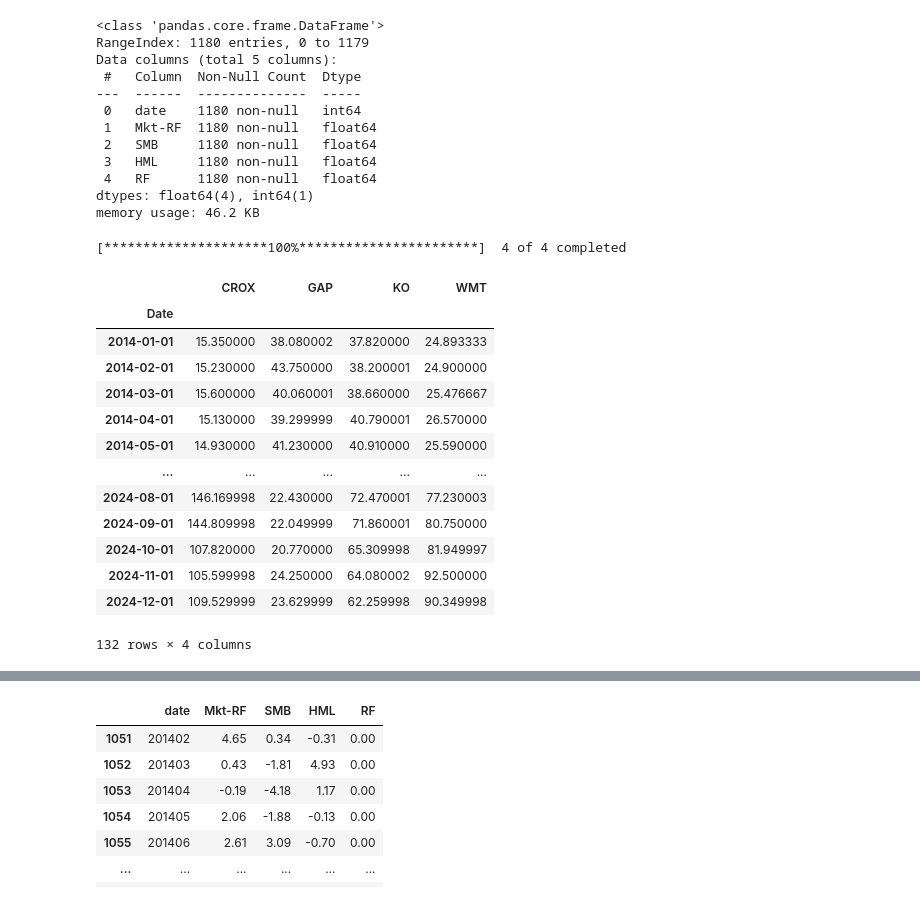
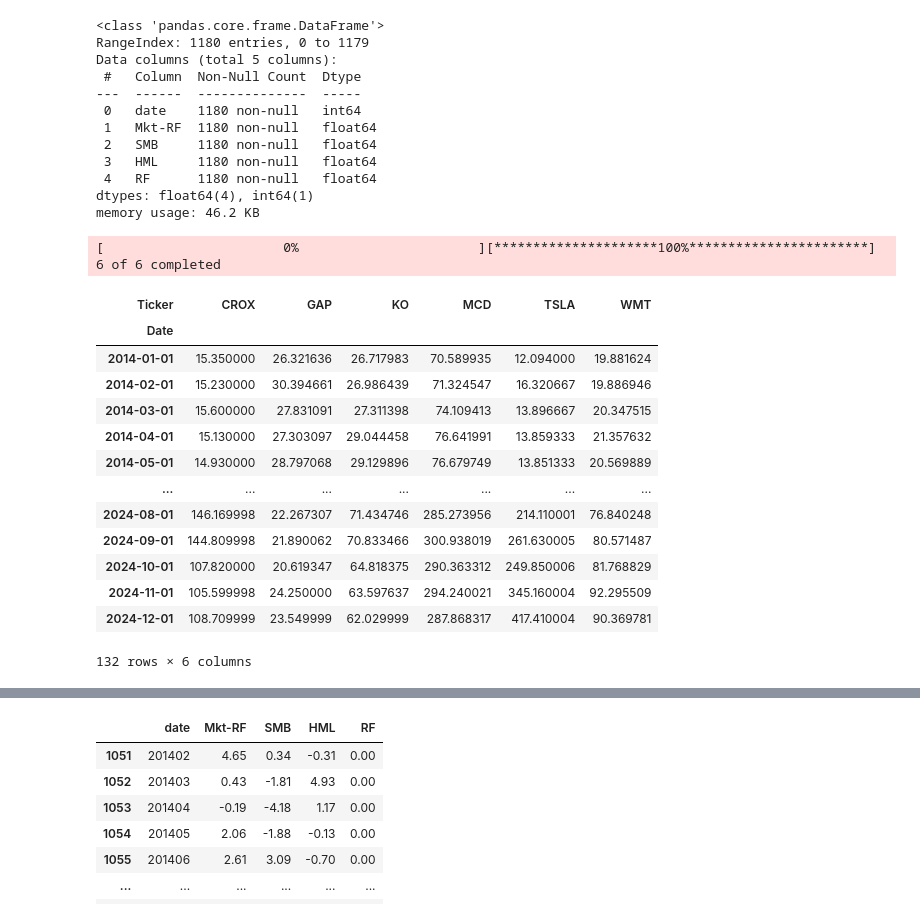
Before and after one commit to linxian963/Financial-Modeling-FINC-305, a Jupyter notebook: Sec1_linear_regression/linear_regression.ipynb, the cells around one changed output, grey strips where cells are left out. Cells and saved outputs as stored; diff of their text form; code cells hidden in the pictures.

```diff
--- a/Sec1_linear_regression/linear_regression.ipynb
+++ b/Sec1_linear_regression/linear_regression.ipynb
@@ -220,35 +221,35 @@ memory usage: 46.2 KB
 # %%
 #step 2: Now we need to create a dataset that including several stocks that we're interested in for further applications.
 
-#Based on my preference, I will select 5 different stocks with different market cap
+#Based on my preference, I will select 6 different stocks with different market cap
 
-# stock 1: Walmart (WMT) for mega-cap, stock 2: Coca-Cola (KO) for large-cap, stock 3: the GAP for mid-cap (GAP), and stock 4: Cros for small-cap (CROX).
+# stock 1: Walmart (WMT), Tesla (TSLA) for mega-cap; Coca-Cola (KO) and McDonald (MCD) for large-cap, GAP (GAP), and Cros (CROX) for mid and small-cap.
 
 
-tickers = ["WMT", "KO", "GAP", "CROX"]
+tickers = ["WMT", "TSLA", "KO", "MCD", "GAP", "CROX"]
 
 #I already identified time inverval and frequency before, then I will not identify it again.
 
 
 p_close = yf.download(tickers, start_date, end_date, interval= freq)["Close"]
 
 p_close
 # %% [output]
-[*********************100%***********************]  4 of 4 completed
+[                       0%                       ][*********************100%***********************]  6 of 6 completed
-|  | CROX | GAP | KO | WMT |
-| Date |  |  |  |  |
-| 2014-01-01 | 15.350000 | 38.080002 | 37.820000 | 24.893333 |
-| 2014-02-01 | 15.230000 | 43.750000 | 38.200001 | 24.900000 |
-| 2014-03-01 | 15.600000 | 40.060001 | 38.660000 | 25.476667 |
-| 2014-04-01 | 15.130000 | 39.299999 | 40.790001 | 26.570000 |
-| 2014-05-01 | 14.930000 | 41.230000 | 40.910000 | 25.590000 |
-| ... | ... | ... | ... | ... |
-| 2024-08-01 | 146.169998 | 22.430000 | 72.470001 | 77.230003 |
-| 2024-09-01 | 144.809998 | 22.049999 | 71.860001 | 80.750000 |
-| 2024-10-01 | 107.820000 | 20.770000 | 65.309998 | 81.949997 |
-| 2024-11-01 | 105.599998 | 24.250000 | 64.080002 | 92.500000 |
-| 2024-12-01 | 109.529999 | 23.629999 | 62.259998 | 90.349998 |
+| Ticker | CROX | GAP | KO | MCD | TSLA | WMT |
+| Date |  |  |  |  |  |  |
+| 2014-01-01 | 15.350000 | 26.321636 | 26.717983 | 70.589935 | 12.094000 | 19.881624 |
+| 2014-02-01 | 15.230000 | 30.394661 | 26.986439 | 71.324547 | 16.320667 | 19.886946 |
+| 2014-03-01 | 15.600000 | 27.831091 | 27.311398 | 74.109413 | 13.896667 | 20.347515 |
+| 2014-04-01 | 15.130000 | 27.303097 | 29.044458 | 76.641991 | 13.859333 | 21.357632 |
+| 2014-05-01 | 14.930000 | 28.797068 | 29.129896 | 76.679749 | 13.851333 | 20.569889 |
+| ... | ... | ... | ... | ... | ... | ... |
+| 2024-08-01 | 146.169998 | 22.267307 | 71.434746 | 285.273956 | 214.110001 | 76.840248 |
+| 2024-09-01 | 144.809998 | 21.890062 | 70.833466 | 300.938019 | 261.630005 | 80.571487 |
+| 2024-10-01 | 107.820000 | 20.619347 | 64.818375 | 290.363312 | 249.850006 | 81.768829 |
+| 2024-11-01 | 105.599998 | 24.250000 | 63.597637 | 294.240021 | 345.160004 | 92.295509 |
+| 2024-12-01 | 108.709999 | 23.549999 | 62.029999 | 287.868317 | 417.410004 | 90.369781 |
-132 rows × 4 columns
+132 rows × 6 columns
 # %%
 # next we can finish similar process that calculating the return of these four stocks
 
```
Also changed, not shown: parts of 32 cells of this notebook, 1 other file.
